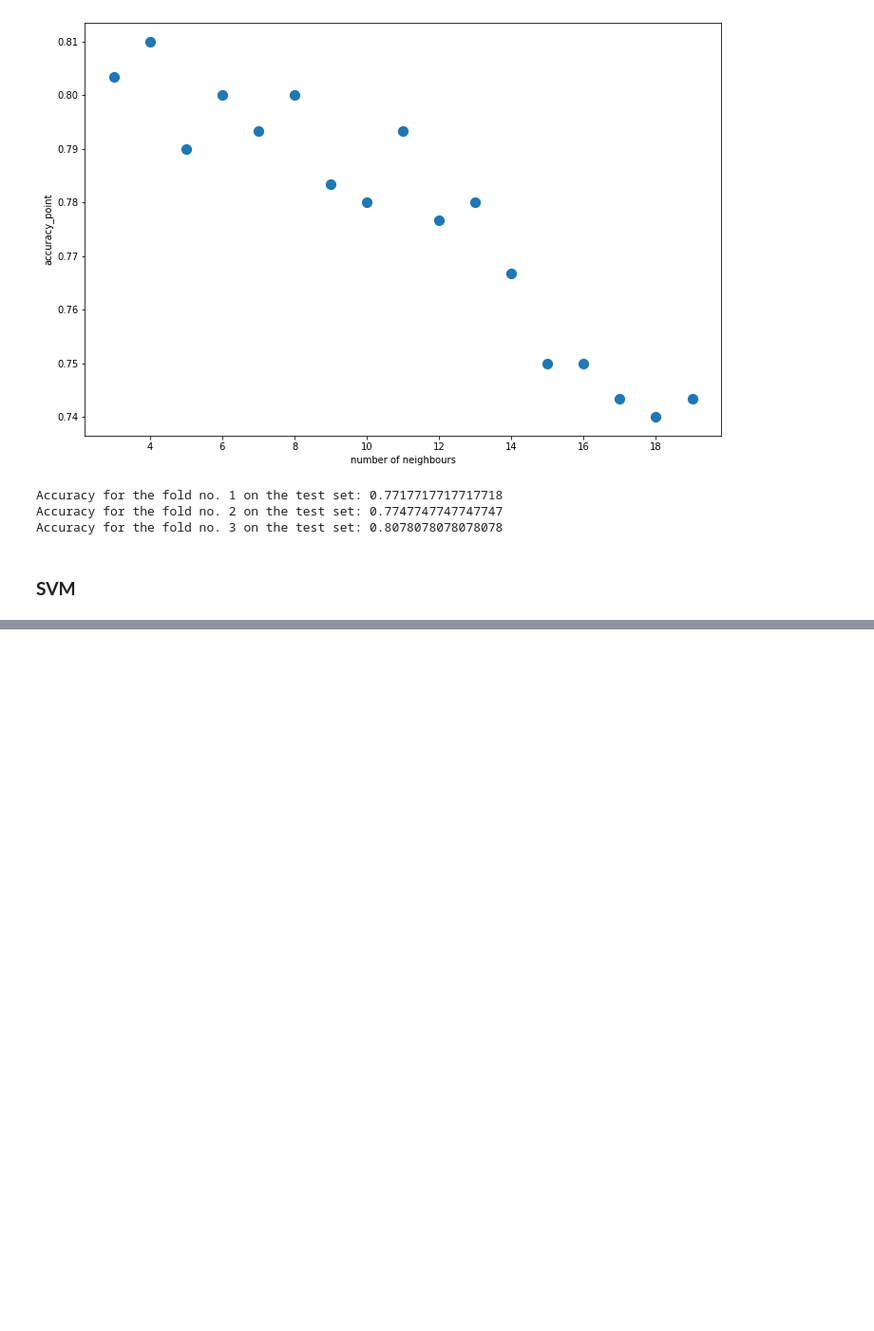
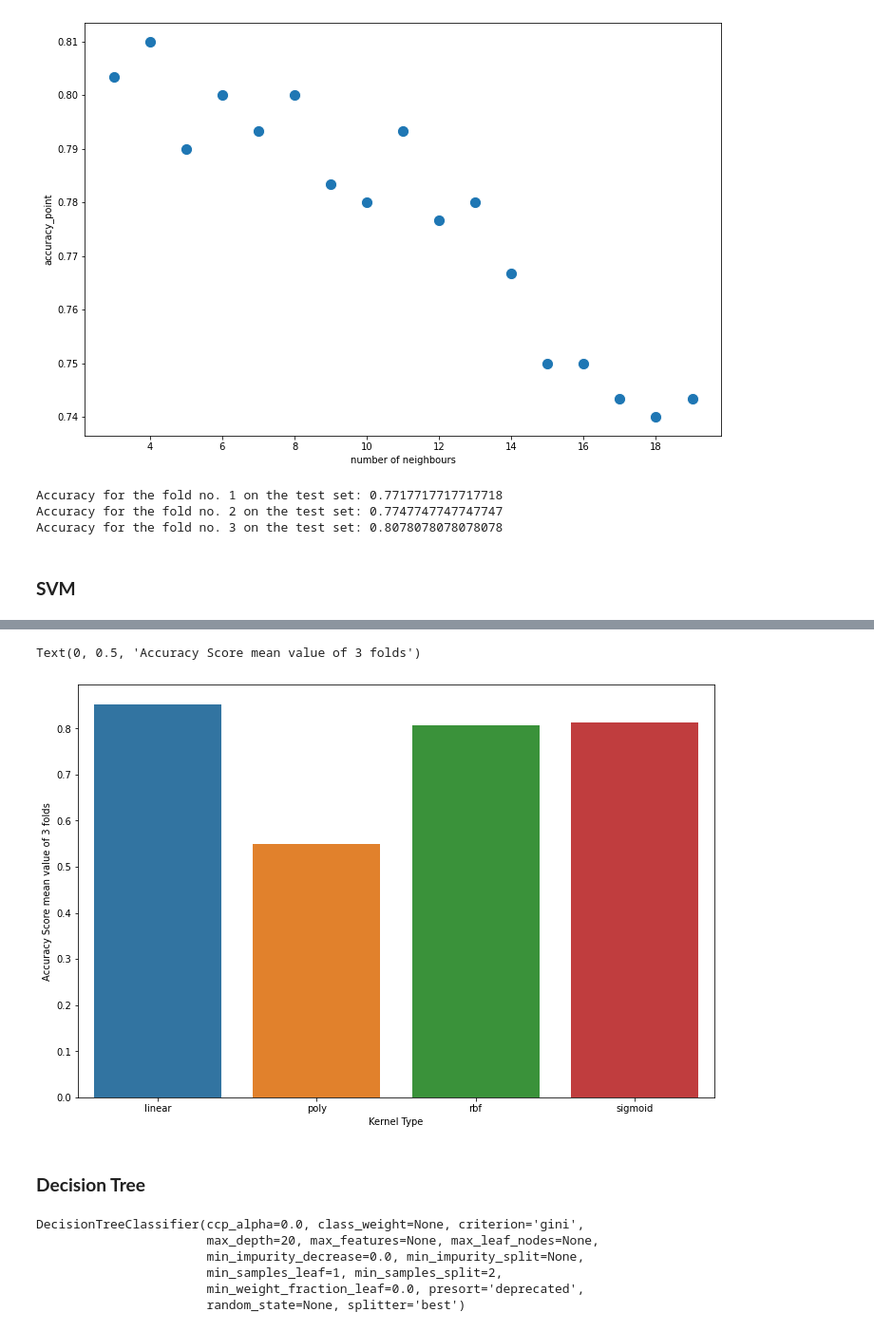
Before and after one commit to pszachew/Music-Genre-Classification, a Jupyter notebook: training_models.ipynb, the cells around one changed output, grey strips where cells are left out. Shown: that part at 95% size. Cells and saved outputs as stored; diff of their text form; code cells hidden in the pictures; blank space fills up the shorter version.

```diff
--- a/training_models.ipynb
+++ b/training_models.ipynb
@@ -134,4 +135,20 @@ Accuracy for the fold no. 3 on the test set: 0.8078078078078078
 # %%
 from sklearn.svm import SVC
 # %%
-kernels = ['linear', 'poly', 'rbf', 'sigmoid']
+kernels = {'linear':[], 'poly':[], 'rbf':[], 'sigmoid':[]}
+# %%
+kf3 = KFold(n_splits=3, shuffle=True)
+# %%
+i=1
+for x_train_idx, x_test_idx in kf3.split(X_sc):
+  X_train = X_sc.iloc[x_train_idx]
+  X_test = X_sc.iloc[x_test_idx]
+  y_train = y.iloc[x_train_idx]
+  y_test = y.iloc[x_test_idx]
+  for kernel in kernels.keys():
+    mod_svm = SVC(kernel=kernel)
+    mod_svm.fit(X_train, np.array(y_train).flatten())
+    kernels[kernel].append(accuracy_score(y_test, mod_svm.predict(X_test)))
+    print(f"Accuracy for the fold no. {i} withe kernel = {kernel} on the test set: {kernels[kernel][i-1]}")
+  i=i+1
+  print('')
@@ -137,0 +170,14 @@ kernels = ['linear', 'poly', 'rbf', 'sigmoid']
+# %%
+acc_mean = []
+for key in kernels.keys():
+  acc_mean.append(mean(kernels[key]))
+# %%
+plt.figure(figsize=(12,8))
+sns.barplot(x=list(kernels.keys()), y=acc_mean)
+plt.xlabel('Kernel Type')
+plt.ylabel('Accuracy Score mean value of 3 folds')
+# %% [output]
+Text(0, 0.5, 'Accuracy Score mean value of 3 folds')
+[figure, added]
+# %% [markdown]
+### **Decision Tree**
@@ -137,0 +188,9 @@ kernels = ['linear', 'poly', 'rbf', 'sigmoid']
+# %%
+clf.fit(X_train, np.array(y_train).flatten())
+# %% [output]
+DecisionTreeClassifier(ccp_alpha=0.0, class_weight=None, criterion='gini',
+                       max_depth=20, max_features=None, max_leaf_nodes=None,
+                       min_impurity_decrease=0.0, min_impurity_split=None,
+                       min_samples_leaf=1, min_samples_split=2,
+                       min_weight_fraction_leaf=0.0, presort='deprecated',
+                       random_state=None, splitter='best')
```
Also changed, not shown: parts of 10 cells of this notebook.
